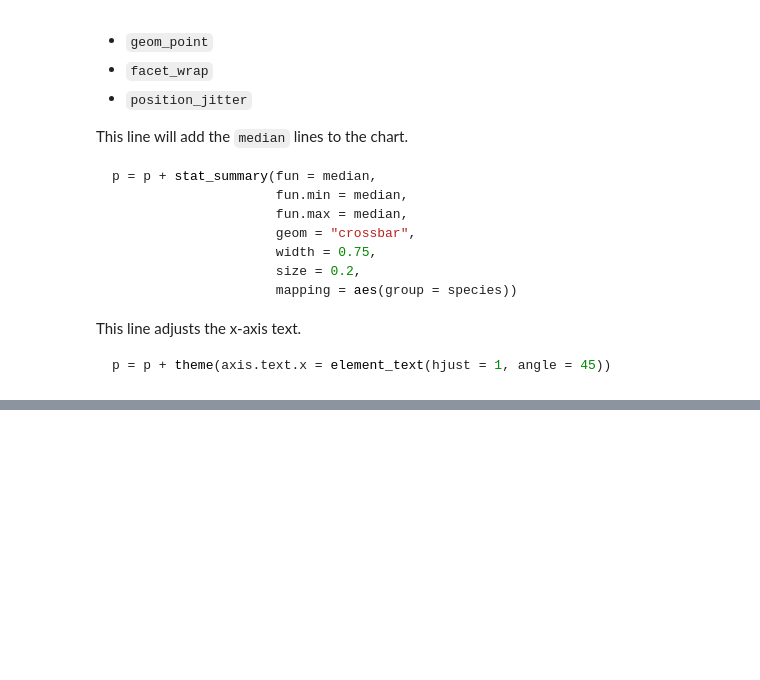
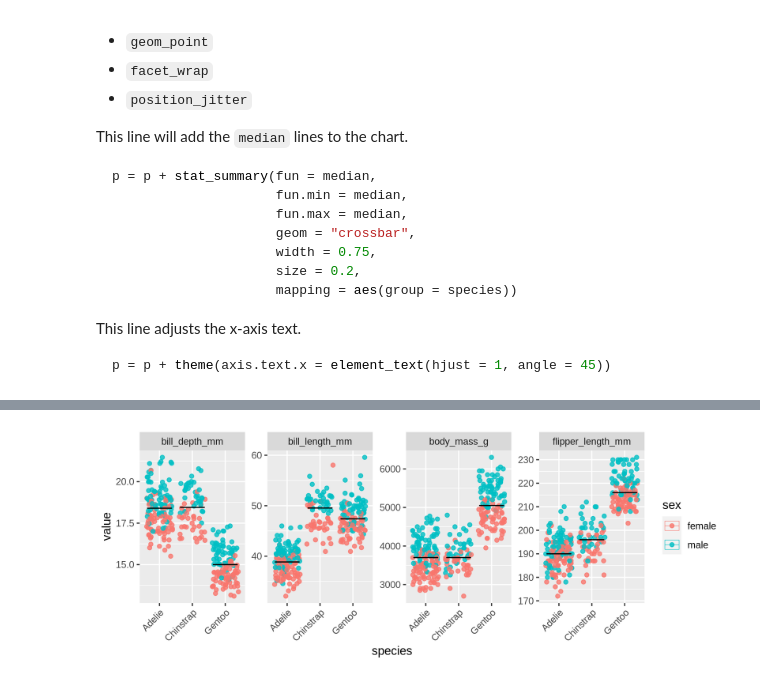
Before and after one commit to Benjilee12/BIOS512_BENLEE, a Jupyter notebook: 03_BIOS512_assignment.ipynb, the cells around one changed output, grey strips where cells are left out. Cells and saved outputs as stored; diff of their text form; code cells hidden in the pictures; blank space fills up the shorter version.

```diff
--- a/03_BIOS512_assignment.ipynb
+++ b/03_BIOS512_assignment.ipynb
@@ -74,14 +73,17 @@ p = p + theme(axis.text.x = element_text(hjust = 1, angle = 45))
 # %%
 options(repr.plot.width = 8, repr.plot.height = 3)
 
 p <- ggplot(penguins_long, aes(x = species, y = value, color = sex))
-p <- p + geom_point(position = 'jitter', alpha = 0.05) + facet_wrap(~name, nrow = 1, scales = 'free')
+p <- p + geom_point(position = 'jitter', alpha = 0.8) + facet_wrap(~name, nrow = 1, scales = 'free')
 p = p + theme(axis.text.x = element_text(hjust = 1, angle = 45))
 
 p = p + stat_summary(fun = median,
                      fun.min = median,
                      fun.max = median,
                      geom = "crossbar",
                      width = 0.75,
                      size = 0.2,
                      mapping = aes(group = species))
+p
+# %% [output]
+[figure, added]
```
Also changed, not shown: parts of 1 cell of this notebook.
